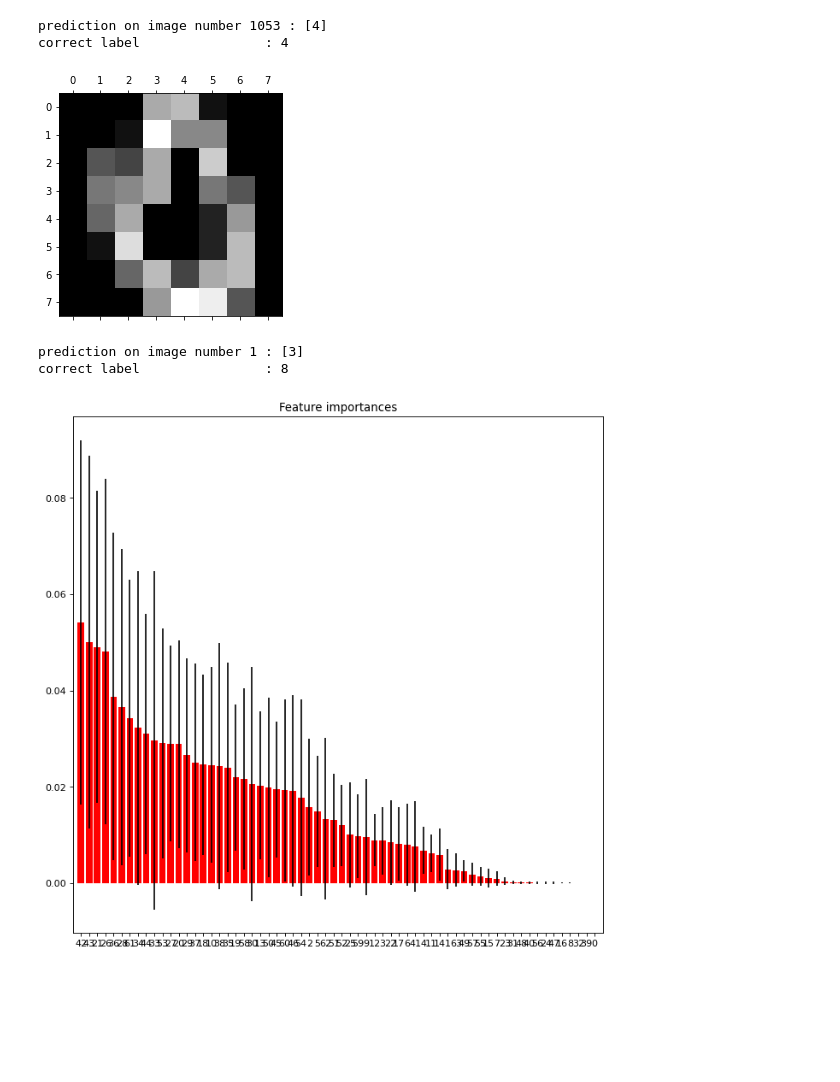
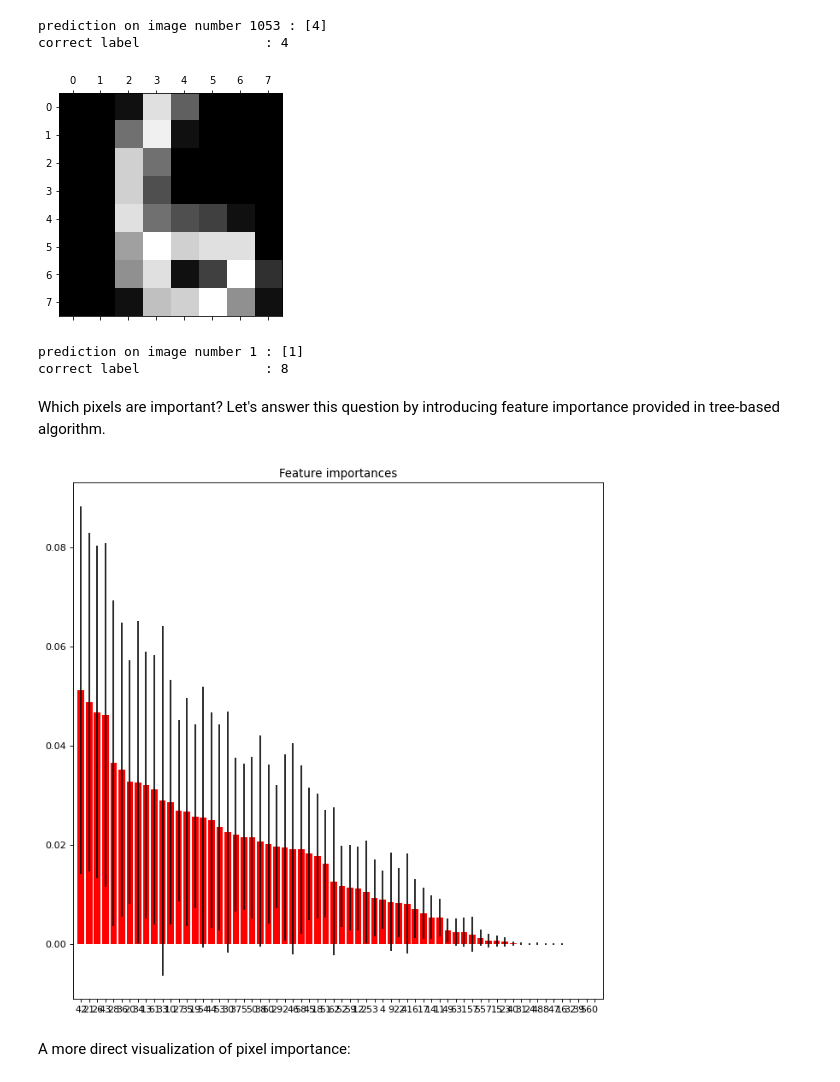
Before and after one commit to Ziqing-WU/ERT-Notebook, a Jupyter notebook: ExtraTrees.ipynb, the cells around one changed output. Saved outputs shown, nothing was run; the diff lists cells and outputs as text; code cells hidden in the pictures; blank space fills up the shorter version.

```diff
--- a/ExtraTrees.ipynb
+++ b/ExtraTrees.ipynb
@@ -476,6 +490,6 @@ Xtrain = X[:1000,:]
 ytrain = y[:1000]
 Xtest = X[1000:,:]
 ytest = y[1000:]
-digits_et = ExtraTreesClassifier(n_estimators=200, criterion='entropy')
-digits_et.fit(Xtrain,ytrain);
+digits_ET = ExtraTreesClassifier(n_estimators=200, criterion='entropy')
+digits_ET.fit(Xtrain,ytrain);
 # %%
@@ -504,24 +519,28 @@ Imisclass = Itest[misclass,:]
 N = 1
 plt.matshow(Imisclass[N])
 plt.show()
-print("prediction on image number", N, ":", digits_et.predict([Xmisclass[N,:]]))
+print("prediction on image number", N, ":", digits_ET.predict([Xmisclass[N,:]]))
 print("correct label                :", ymisclass[N])
 # %% [output]
-[figure, old version]
+[figure, new version]
-prediction on image number 1 : [3]
+prediction on image number 1 : [1]
 correct label                : 8
+# %% [markdown]
+Which pixels are important? Let's answer this question by introducing feature importance provided in tree-based algorithm.
 # %%
-importances = digits_rf.feature_importances_
-std = np.std([tree.feature_importances_ for tree in digits_rf.estimators_], axis=0)
+importances = digits_ET.feature_importances_
+std = np.std([tree.feature_importances_ for tree in digits_ET.estimators_], axis=0)
 indices = np.argsort(importances)[::-1]
 fig=plt.figure(figsize=(10,10), dpi= 80, facecolor='w', edgecolor='k')
 plt.title("Feature importances")
 plt.bar(range(X.shape[1]), importances[indices], color="r", yerr=std[indices], align="center")
 plt.xticks(range(X.shape[1]), indices)
 plt.xlim([-1, X.shape[1]])
 plt.show()
 # %% [output]
-[figure, old version]
+[figure, new version]
+# %% [markdown]
+A more direct visualization of pixel importance:
 # %%
 importances_image = importances.reshape((8,8))
 plt.imshow(importances_image);
```
Also changed, not shown: parts of 11 cells of this notebook.
